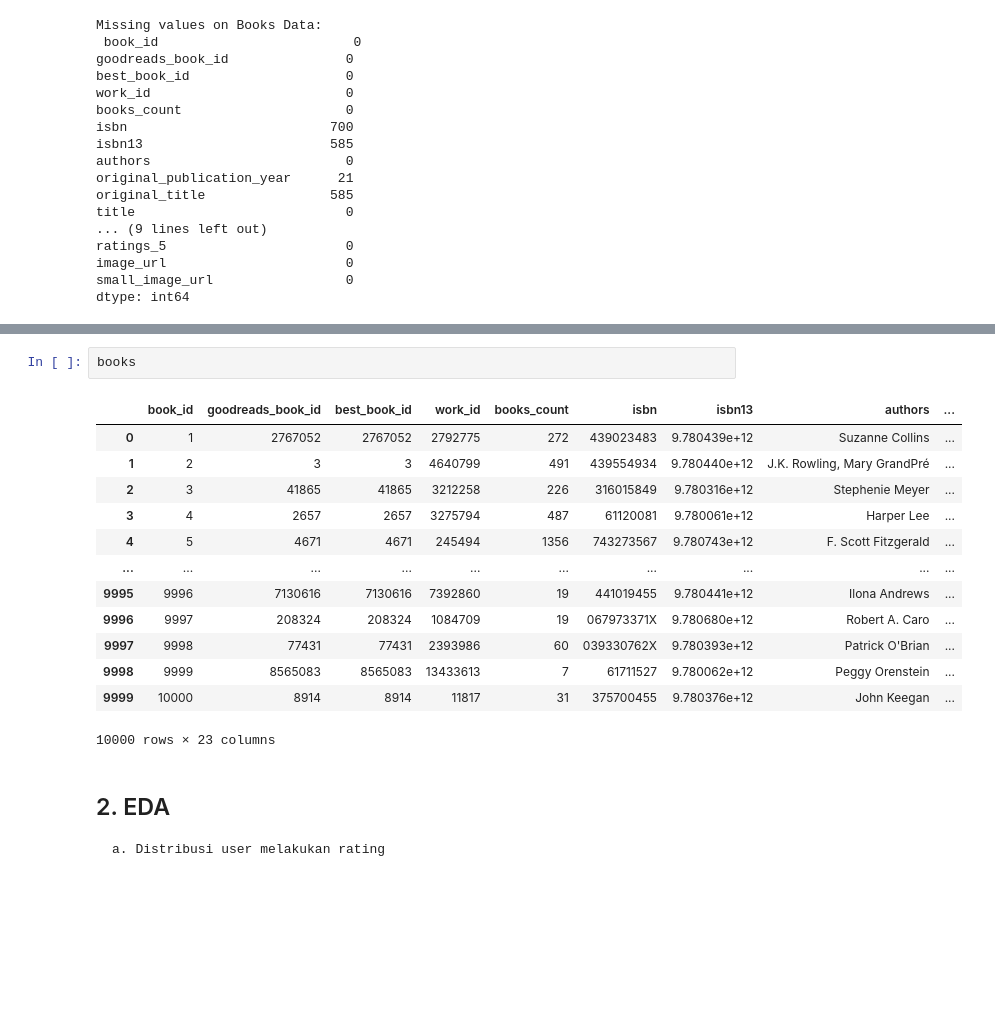
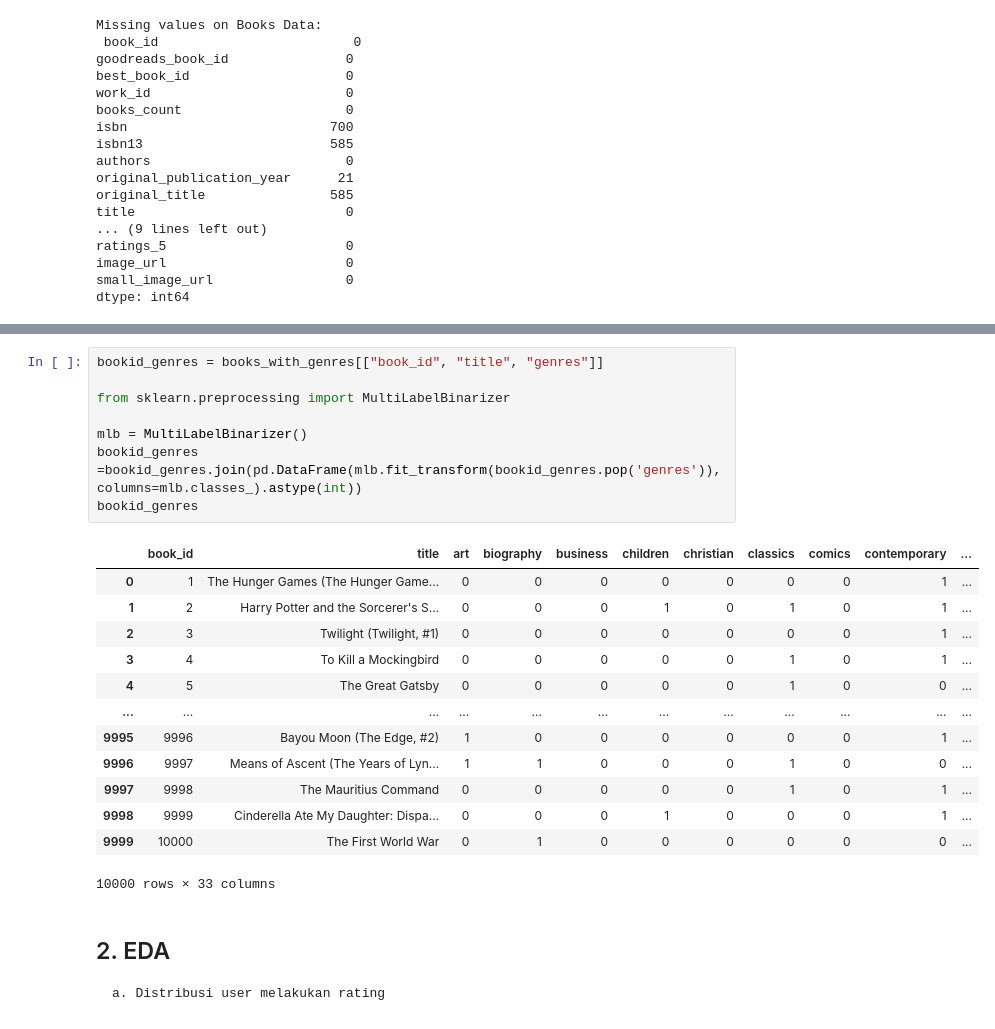
Before and after one commit to danannisar/goodbooks-recsys, a Jupyter notebook: eda-and-train.ipynb, the cells around one changed output, grey strips where cells are left out. Cells and saved outputs as stored; diff of their text form; blank space fills up the shorter version.

```diff
--- a/eda-and-train.ipynb
+++ b/eda-and-train.ipynb
@@ -199,20 +200,26 @@ books_with_genres[["book_id", "title", "genres"]]
 10000 rows × 3 columns
-# %%
-books
-# %% [output]
-|  | book_id | goodreads_book_id | best_book_id | work_id | books_count | isbn | isbn13 | authors | ... |
-| 0 | 1 | 2767052 | 2767052 | 2792775 | 272 | 439023483 | 9.780439e+12 | Suzanne Collins | ... |
-| 1 | 2 | 3 | 3 | 4640799 | 491 | 439554934 | 9.780440e+12 | J.K. Rowling, Mary GrandPré | ... |
-| 2 | 3 | 41865 | 41865 | 3212258 | 226 | 316015849 | 9.780316e+12 | Stephenie Meyer | ... |
-| 3 | 4 | 2657 | 2657 | 3275794 | 487 | 61120081 | 9.780061e+12 | Harper Lee | ... |
-| 4 | 5 | 4671 | 4671 | 245494 | 1356 | 743273567 | 9.780743e+12 | F. Scott Fitzgerald | ... |
-| ... | ... | ... | ... | ... | ... | ... | ... | ... | ... |
-| 9995 | 9996 | 7130616 | 7130616 | 7392860 | 19 | 441019455 | 9.780441e+12 | Ilona Andrews | ... |
-| 9996 | 9997 | 208324 | 208324 | 1084709 | 19 | 067973371X | 9.780680e+12 | Robert A. Caro | ... |
-| 9997 | 9998 | 77431 | 77431 | 2393986 | 60 | 039330762X | 9.780393e+12 | Patrick O'Brian | ... |
-| 9998 | 9999 | 8565083 | 8565083 | 13433613 | 7 | 61711527 | 9.780062e+12 | Peggy Orenstein | ... |
-| 9999 | 10000 | 8914 | 8914 | 11817 | 31 | 375700455 | 9.780376e+12 | John Keegan | ... |
-10000 rows × 23 columns
+# %%
+bookid_genres = books_with_genres[["book_id", "title", "genres"]]
+
+from sklearn.preprocessing import MultiLabelBinarizer
+
+mlb = MultiLabelBinarizer()
+bookid_genres =bookid_genres.join(pd.DataFrame(mlb.fit_transform(bookid_genres.pop('genres')),columns=mlb.classes_).astype(int))
+bookid_genres
+# %% [output]
+|  | book_id | title | art | biography | business | children | christian | classics | comics | contemporary | ... |
+| 0 | 1 | The Hunger Games (The Hunger Game... | 0 | 0 | 0 | 0 | 0 | 0 | 0 | 1 | ... |
+| 1 | 2 | Harry Potter and the Sorcerer's S... | 0 | 0 | 0 | 1 | 0 | 1 | 0 | 1 | ... |
+| 2 | 3 | Twilight (Twilight, #1) | 0 | 0 | 0 | 0 | 0 | 0 | 0 | 1 | ... |
+| 3 | 4 | To Kill a Mockingbird | 0 | 0 | 0 | 0 | 0 | 1 | 0 | 1 | ... |
+| 4 | 5 | The Great Gatsby | 0 | 0 | 0 | 0 | 0 | 1 | 0 | 0 | ... |
+| ... | ... | ... | ... | ... | ... | ... | ... | ... | ... | ... | ... |
+| 9995 | 9996 | Bayou Moon (The Edge, #2) | 1 | 0 | 0 | 0 | 0 | 0 | 0 | 1 | ... |
+| 9996 | 9997 | Means of Ascent (The Years of Lyn... | 1 | 1 | 0 | 0 | 0 | 1 | 0 | 0 | ... |
+| 9997 | 9998 | The Mauritius Command | 0 | 0 | 0 | 0 | 0 | 1 | 0 | 1 | ... |
+| 9998 | 9999 | Cinderella Ate My Daughter: Dispa... | 0 | 0 | 0 | 1 | 0 | 0 | 0 | 1 | ... |
+| 9999 | 10000 | The First World War | 0 | 1 | 0 | 0 | 0 | 0 | 0 | 0 | ... |
+10000 rows × 33 columns
 # %% [markdown]
 ## 2. EDA
     a. Distribusi user melakukan rating
```
Also changed, not shown: parts of 17 cells of this notebook, 1 other file.
